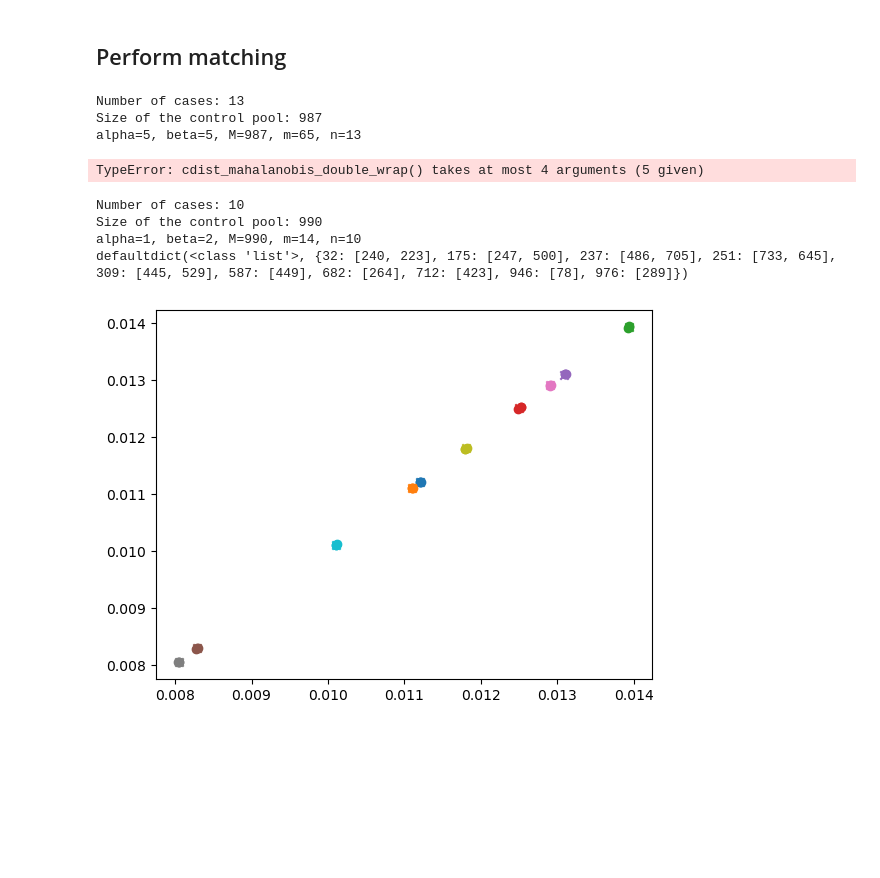
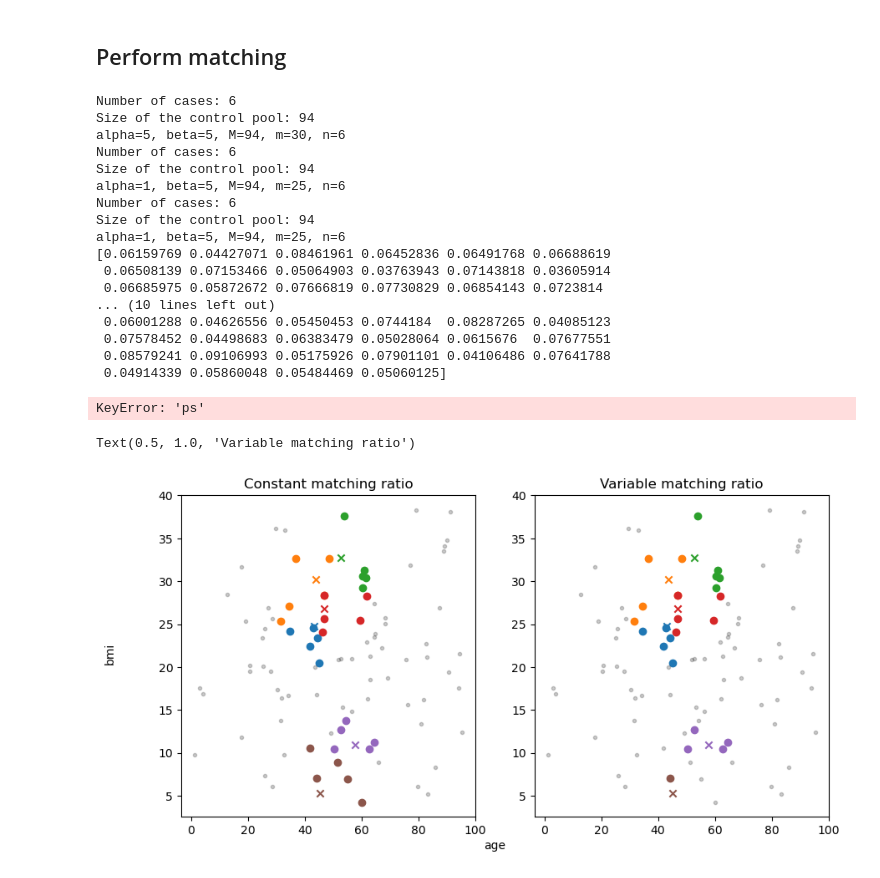
Before and after one commit to kirilklein/opmatch, a Jupyter notebook: README.ipynb, the cells around one changed output. Saved outputs shown, nothing was run; the diff lists cells and outputs as text; code cells hidden in the pictures; blank space fills up the shorter version.

Commit message:
introduction, still bug when matching on ps

```diff
--- a/README.ipynb
+++ b/README.ipynb
@@ -82,0 +74,9 @@ plt.legend(loc=(0,1.02), ncol=2)
+# %%
+from opmatch.tutorial import example_data, vis
+import importlib
+importlib.reload(example_data)
+importlib.reload(vis)
+import matplotlib.pyplot as plt
+
+df = example_data.generate(100, 0.05)
+vis.age_bmi_scatter_2d(df)
@@ -86,31 +88,46 @@ plt.legend(loc=(0,1.02), ncol=2)
 from opmatch.matcher import Matcher
 cc_dic_const = Matcher(df=df, matching_ratio=5, metric='mahalanobis',
             matching_type='const', var_cols=['age','bmi']).match()
+cc_dic_variable = Matcher(df=df, min_mr=1, max_mr=5, n_controls=25, metric='mahalanobis',
+            matching_type='variable', var_cols=['age','bmi']).match()
+cc_dic_ps = Matcher(df=df, min_mr=1, max_mr=5, n_controls=25, metric='PS',
+            matching_type='variable', var_cols=['age','bmi']).match()
 # %% [output]
-Number of cases: 13
-Size of the control pool: 987
-alpha=5, beta=5, M=987, m=65, n=13
+Number of cases: 6
+Size of the control pool: 94
+alpha=5, beta=5, M=94, m=30, n=6
+Number of cases: 6
+Size of the control pool: 94
+alpha=1, beta=5, M=94, m=25, n=6
+Number of cases: 6
+Size of the control pool: 94
+alpha=1, beta=5, M=94, m=25, n=6
+[0.06159769 0.04427071 0.08461961 0.06452836 0.06491768 0.06688619
+ 0.06508139 0.07153466 0.05064903 0.03763943 0.07143818 0.03605914
+ 0.06685975 0.05872672 0.07666819 0.07730829 0.06854143 0.0723814
+... (10 lines left out)
+ 0.06001288 0.04626556 0.05450453 0.0744184  0.08287265 0.04085123
+ 0.07578452 0.04498683 0.06383479 0.05028064 0.0615676  0.07677551
+ 0.08579241 0.09106993 0.05175926 0.07901101 0.04106486 0.07641788
+ 0.04914339 0.05860048 0.05484469 0.05060125]
-TypeError: cdist_mahalanobis_double_wrap() takes at most 4 arguments (5 given)
+KeyError: 'ps'
-# %%
-cc_dic = Matcher(df=df, min_mr=1, max_mr=2, n_controls=14, metric='ps',
-            matching_type='variable', var_cols=['age','bmi']).match()
-print(cc_dic)
-# %% [output]
-Number of cases: 10
-Size of the control pool: 990
-alpha=1, beta=2, M=990, m=14, n=10
-defaultdict(<class 'list'>, {32: [240, 223], 175: [247, 500], 237: [486, 705], 251: [733, 645], 309: [445, 529], 587: [449], 682: [264], 712: [423], 946: [78], 976: [289]})
 # %%
-fig, ax = plt.subplots()
-# get colorwheel
 colors = plt.rcParams['axes.prop_cycle'].by_key()['color']
-matched = []
-for color, (case, controls) in zip(colors, cc_dic.items()):
-    matched.extend(controls)
-    matched.append(case)
-    ax.scatter(df.loc[case, 'ps'], df.loc[case, 'ps'], color = color, marker = 'x')
-    ax.scatter(df.loc[controls, 'ps'], df.loc[controls, 'ps'], color = color, marker='o')
-unmatched = [i for i in df.index if i not in matched]
-#ax.scatter(df.loc[unmatched, 'ps'], df.loc[unmatched, 'ps'], color = 'k', marker='.', alpha=.2)
+fig, axes = plt.subplots(1,2, figsize=(10,5))
+for cc_dic, ax in zip([cc_dic_const, cc_dic_variable], axes):
+    matched = []
+    for color, (case, controls) in zip(colors, cc_dic.items()):
+        matched.extend(controls)
+        matched.append(case)
+        ax.scatter(df.loc[case, 'age'], df.loc[case, 'bmi'], color = color, marker = 'x')
+        ax.scatter(df.loc[controls, 'age'], df.loc[controls, 'bmi'], color = color, marker='o')
+    unmatched = [i for i in df.index if i not in matched]
+    ax.scatter(df.loc[unmatched, 'age'], df.loc[unmatched, 'bmi'], color = 'k', marker='.', alpha=.2)
+# set shared label for x and y axis
+fig.text(0.5, 0.04, 'age', ha='center', va='center')
+fig.text(0.04, 0.5, 'bmi', ha='center', va='center', rotation='vertical')
+axes[0].set_title('Constant matching ratio')
+axes[1].set_title('Variable matching ratio')
 # %% [output]
+Text(0.5, 1.0, 'Variable matching ratio')
-[figure, old version]
+[figure, new version]
```
Also changed, not shown: parts of 14 cells of this notebook, 2 other files.
